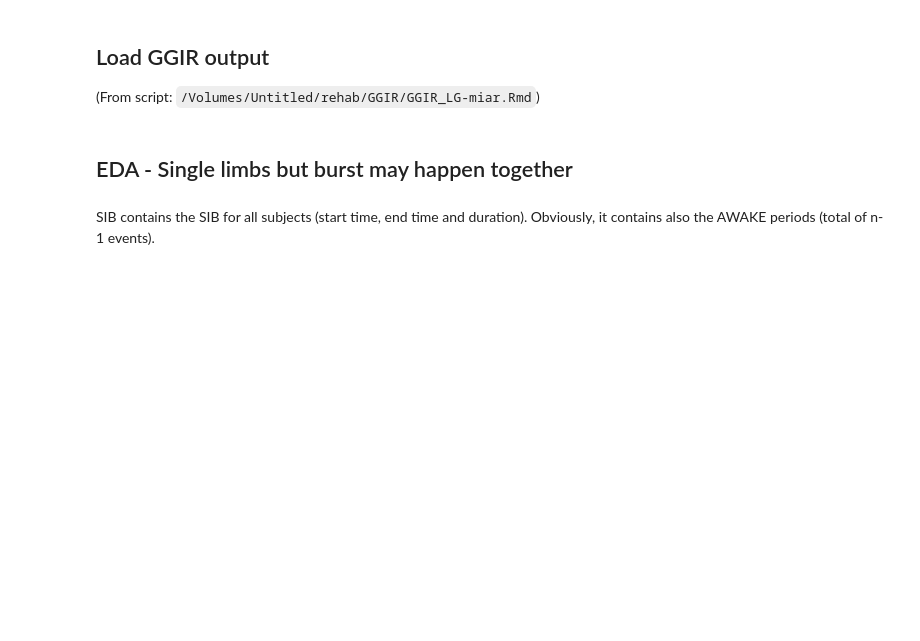
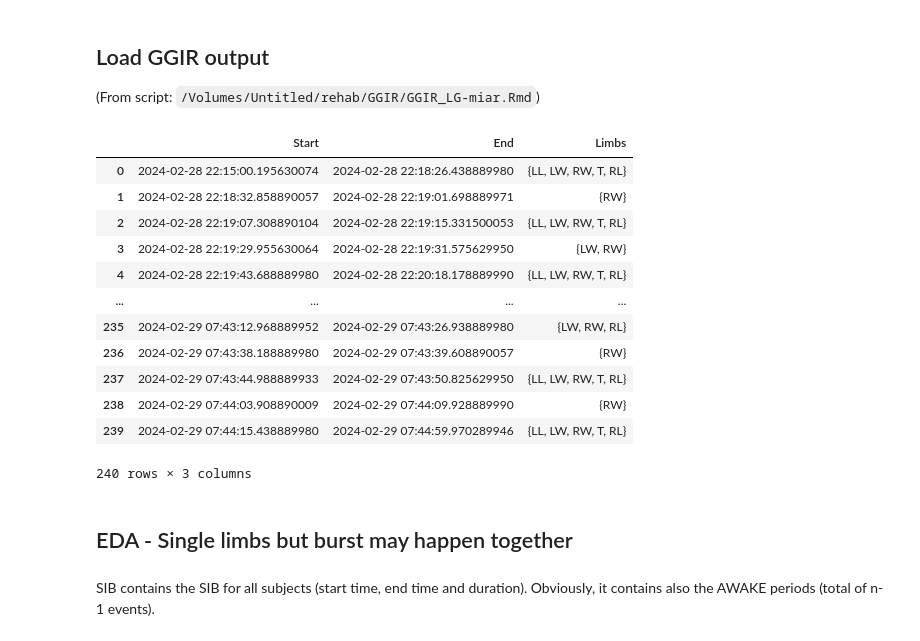
Before and after one commit to marcellosicbaldi/Every-Move-You-Make, a Jupyter notebook: src/notebook_HRresponse.ipynb, the cells around one changed output. Cells and saved outputs as stored; diff of their text form; code cells hidden in the pictures; blank space fills up the shorter version.

```diff
--- a/src/notebook_HRresponse.ipynb
+++ b/src/notebook_HRresponse.ipynb
@@ -59,6 +61,7 @@ bursts_ll = {sub: 0 for sub in subjects}
 bursts_rl = {sub: 0 for sub in subjects}
 bursts_trunk = {sub: 0 for sub in subjects}
 bursts_all_limbs = {sub: 0 for sub in subjects}
+bursts_all_limbs_new = {sub: 0 for sub in subjects}
 SIB = {sub: 0 for sub in subjects}
 for i, sub in enumerate(subjects):
     SIB_GGIR[sub]["sib.onset.time"] = pd.to_datetime(SIB_GGIR[sub]["sib.onset.time"].values).tz_localize(None)
@@ -78,6 +81,8 @@ for i, sub in enumerate(subjects):
     bursts_trunk[sub] = bursts["trunk"]
     bursts_all_limbs[sub] = bursts["all_limbs"]
 
+    df_merged_intervals = characterize_bursts(bursts)
+    break
     spt_start = diary_TIB[sub][0]
     spt_end = diary_TIB[sub][1] + pd.Timedelta('5 min')
 
@@ -130,6 +135,22 @@ for i, sub in enumerate(subjects):
         for j, burst in bursts_all_limbs[sub].iterrows():
             if burst["start"] > sib["sib.onset.time"] + pd.Timedelta('5s') and burst["end"] < sib["sib.end.time"] - pd.Timedelta('5s'):
                 bursts_all_limbs[sub].at[j, "sib"] = 1
+# %%
+df_merged_intervals
+# %% [output]
+|  | Start | End | Limbs |
+| 0 | 2024-02-28 22:15:00.195630074 | 2024-02-28 22:18:26.438889980 | {LL, LW, RW, T, RL} |
+| 1 | 2024-02-28 22:18:32.858890057 | 2024-02-28 22:19:01.698889971 | {RW} |
+| 2 | 2024-02-28 22:19:07.308890104 | 2024-02-28 22:19:15.331500053 | {LL, LW, RW, T, RL} |
+| 3 | 2024-02-28 22:19:29.955630064 | 2024-02-28 22:19:31.575629950 | {LW, RW} |
+| 4 | 2024-02-28 22:19:43.688889980 | 2024-02-28 22:20:18.178889990 | {LL, LW, RW, T, RL} |
+| ... | ... | ... | ... |
+| 235 | 2024-02-29 07:43:12.968889952 | 2024-02-29 07:43:26.938889980 | {LW, RW, RL} |
+| 236 | 2024-02-29 07:43:38.188889980 | 2024-02-29 07:43:39.608890057 | {RW} |
+| 237 | 2024-02-29 07:43:44.988889933 | 2024-02-29 07:43:50.825629950 | {LL, LW, RW, T, RL} |
+| 238 | 2024-02-29 07:44:03.908890009 | 2024-02-29 07:44:09.928889990 | {RW} |
+| 239 | 2024-02-29 07:44:15.438889980 | 2024-02-29 07:44:59.970289946 | {LL, LW, RW, T, RL} |
+240 rows × 3 columns
 # %% [markdown]
 ## EDA - Single limbs but burst may happen together
 # %% [markdown]
```
Also changed, not shown: parts of 2 cells of this notebook, 2 other files.
